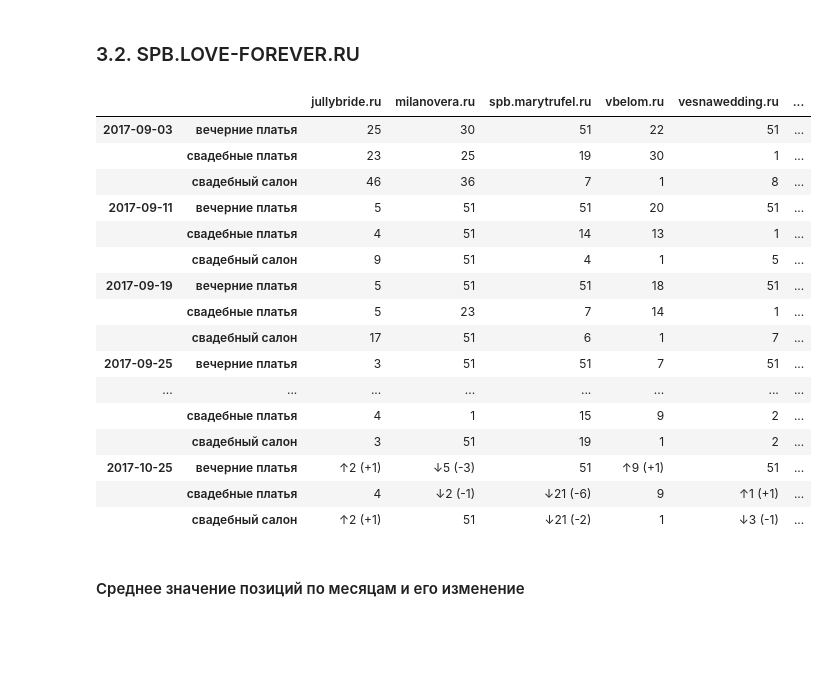
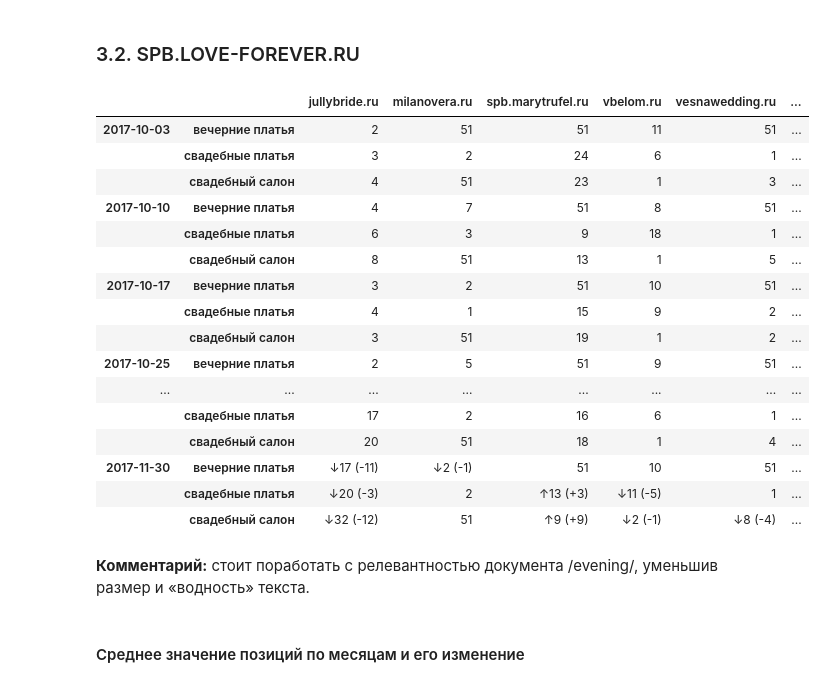
Before and after one commit to salon-love-forever/reports, a Jupyter notebook: salon-love-forever.ru.ipynb, the cells around one changed output. Cells and saved outputs as stored; diff of their text form; code cells hidden in the pictures; blank space fills up the shorter version.

```diff
--- a/salon-love-forever.ru.ipynb
+++ b/salon-love-forever.ru.ipynb
@@ -220,25 +232,27 @@ cols = positions['spb'].columns.tolist()
 indx = cols.index('spb.salon-love-forever.ru')
 cols.append(cols.pop(indx))
 # %%
-change_positions(positions['spb'][cols].loc[(slice('2017-09','2017-10'), All), All])
+change_positions(positions['spb'][cols].loc[(slice('2017-10','2017-11'), All), All])
 # %% [output]
 |  |  | jullybride.ru | milanovera.ru | spb.marytrufel.ru | vbelom.ru | vesnawedding.ru | ... |
-| 2017-09-03 | вечерние платья | 25 | 30 | 51 | 22 | 51 | ... |
-|  | свадебные платья | 23 | 25 | 19 | 30 | 1 | ... |
-|  | свадебный салон | 46 | 36 | 7 | 1 | 8 | ... |
-| 2017-09-11 | вечерние платья | 5 | 51 | 51 | 20 | 51 | ... |
-|  | свадебные платья | 4 | 51 | 14 | 13 | 1 | ... |
-|  | свадебный салон | 9 | 51 | 4 | 1 | 5 | ... |
-| 2017-09-19 | вечерние платья | 5 | 51 | 51 | 18 | 51 | ... |
-|  | свадебные платья | 5 | 23 | 7 | 14 | 1 | ... |
-|  | свадебный салон | 17 | 51 | 6 | 1 | 7 | ... |
-| 2017-09-25 | вечерние платья | 3 | 51 | 51 | 7 | 51 | ... |
-| ... | ... | ... | ... | ... | ... | ... | ... |
+| 2017-10-03 | вечерние платья | 2 | 51 | 51 | 11 | 51 | ... |
+|  | свадебные платья | 3 | 2 | 24 | 6 | 1 | ... |
+|  | свадебный салон | 4 | 51 | 23 | 1 | 3 | ... |
+| 2017-10-10 | вечерние платья | 4 | 7 | 51 | 8 | 51 | ... |
+|  | свадебные платья | 6 | 3 | 9 | 18 | 1 | ... |
+|  | свадебный салон | 8 | 51 | 13 | 1 | 5 | ... |
+| 2017-10-17 | вечерние платья | 3 | 2 | 51 | 10 | 51 | ... |
 |  | свадебные платья | 4 | 1 | 15 | 9 | 2 | ... |
 |  | свадебный салон | 3 | 51 | 19 | 1 | 2 | ... |
-| 2017-10-25 | вечерние платья | ↑2 (+1) | ↓5 (-3) | 51 | ↑9 (+1) | 51 | ... |
-|  | свадебные платья | 4 | ↓2 (-1) | ↓21 (-6) | 9 | ↑1 (+1) | ... |
-|  | свадебный салон | ↑2 (+1) | 51 | ↓21 (-2) | 1 | ↓3 (-1) | ... |
+| 2017-10-25 | вечерние платья | 2 | 5 | 51 | 9 | 51 | ... |
+| ... | ... | ... | ... | ... | ... | ... | ... |
+|  | свадебные платья | 17 | 2 | 16 | 6 | 1 | ... |
+|  | свадебный салон | 20 | 51 | 18 | 1 | 4 | ... |
+| 2017-11-30 | вечерние платья | ↓17 (-11) | ↓2 (-1) | 51 | 10 | 51 | ... |
+|  | свадебные платья | ↓20 (-3) | 2 | ↑13 (+3) | ↓11 (-5) | 1 | ... |
+|  | свадебный салон | ↓32 (-12) | 51 | ↑9 (+9) | ↓2 (-1) | ↓8 (-4) | ... |
+# %% [markdown]
+**Комментарий:** стоит поработать с релевантностью документа /evening/, уменьшив размер и «водность» текста.
 # %% [markdown]
 #### Среднее значение позиций по месяцам и его изменение
 # %%
```
Also changed, not shown: parts of 21 cells of this notebook.
